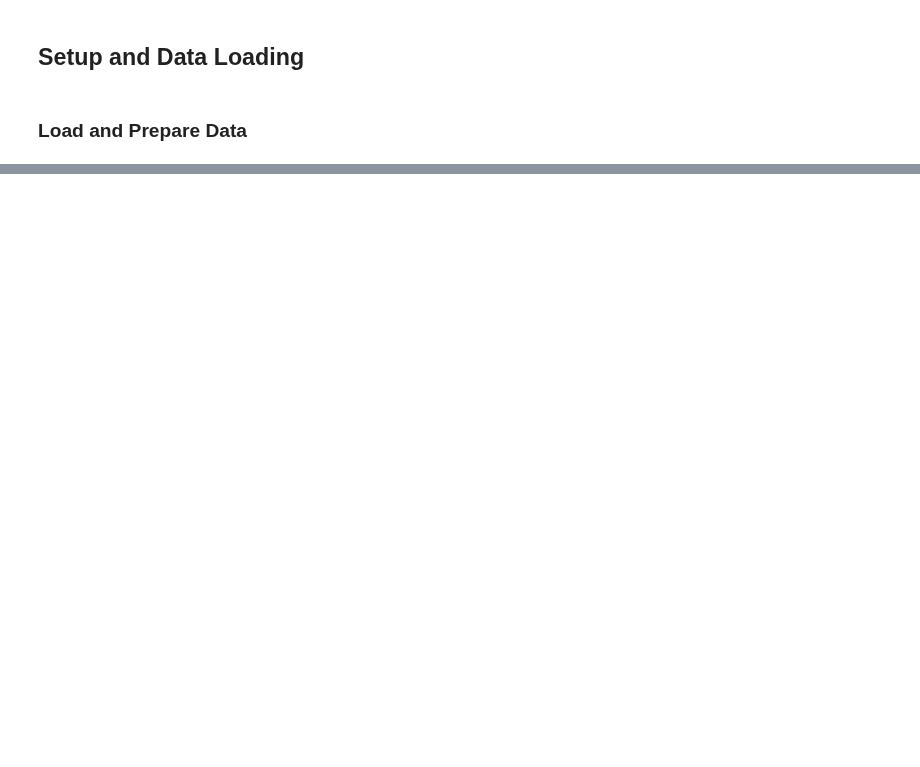
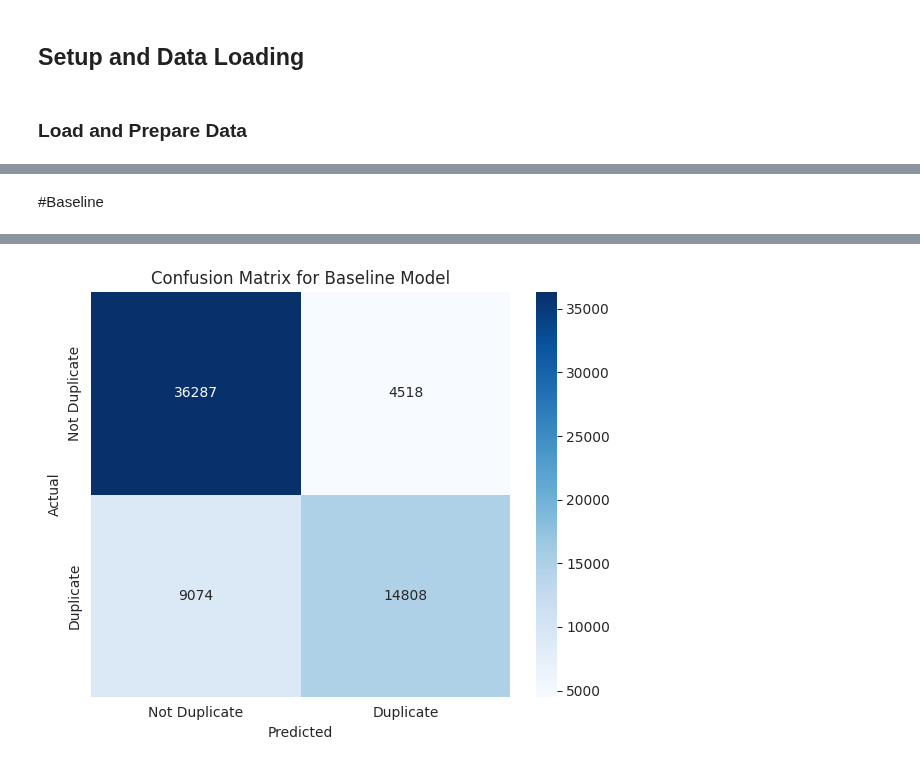
Before and after one commit to DiFedorchuk/Quora_Questions_Pairs, a Jupyter notebook: notebooks/03_models.ipynb, the cells around one changed output, grey strips where cells are left out. Drawn from its saved outputs; the diff is of its cells as text; code cells hidden in the pictures; blank space fills up the shorter version.

```diff
--- a/notebooks/03_models.ipynb
+++ b/notebooks/03_models.ipynb
@@ -151,0 +59,79 @@ Recommendations:
+# %% [markdown]
+#Baseline
+# %%
+from sklearn.model_selection import train_test_split
+from sklearn.linear_model import LogisticRegression
+from sklearn.metrics import log_loss, f1_score, confusion_matrix, classification_report
+from sklearn.preprocessing import StandardScaler
+import numpy as np
+import seaborn as sns
+import matplotlib.pyplot as plt
+
+# Define features and target
+features = [
+    "len_diff",
+    "common_words",
+    "jaccard_sim",
+    "word_match_share",
+    "max_q_freq",
+    "min_q_freq",
+]
+X = df_train[features]
+y = df_train["is_duplicate"]
+
+# Handle potential NaN values in feature columns (fill with 0 for simplicity)
+X = X.fillna(0)
+
+# Split the data into training and validation sets, ensuring class balance.
+# This split creates a *validation set* (X_val, y_val) from the training data.
+# The purpose of this validation set is to tune hyperparameters and evaluate model
+# performance during development to avoid overfitting to the training data.
+# The 'df_test' dataset, which was loaded separately, is reserved for final, unbiased
+# evaluation *after* the model has been fully developed and selected using the
+# training and validation sets.
+X_train, X_val, y_train, y_val = train_test_split(
+    X, y, test_size=0.2, random_state=42, stratify=y
+)
+
+# Scale the features to improve model performance
+scaler = StandardScaler()
+X_train_scaled = scaler.fit_transform(X_train)
+X_val_scaled = scaler.transform(X_val)
+
+# Initialize and train a Logistic Regression model
+model = LogisticRegression(random_state=42, solver='liblinear')
+model.fit(X_train_scaled, y_train)
+
+# Predict probabilities for Log Loss
+y_pred_proba = model.predict_proba(X_val_scaled)[:, 1]
+
+# Predict classes for F1-score
+y_pred = model.predict(X_val_scaled)
+
+# Calculate evaluation metrics
+logloss = log_loss(y_val, y_pred_proba)
+f1 = f1_score(y_val, y_pred)
+
+# Print the metrics
+print(f"Baseline Model Performance:")
+print(f"Log Loss: {logloss:.2f}")
+print(f"F1-score: {f1:.2f}")
+
+# Calculate the confusion matrix
+cm = confusion_matrix(y_val, y_pred)
+
+# Plot the confusion matrix
+plt.figure(figsize=(6, 5))
+sns.heatmap(cm, annot=True, fmt="d", cmap="Blues",
+            xticklabels=["Not Duplicate", "Duplicate"],
+            yticklabels=["Not Duplicate", "Duplicate"])
+plt.xlabel("Predicted")
+plt.ylabel("Actual")
+plt.title("Confusion Matrix for Baseline Model")
+plt.tight_layout()
+plt.show()
+
+# Print classification report
+print("\nClassification Report:")
+print(classification_report(y_val, y_pred, target_names=["Not Duplicate", "Duplicate"]))
+# %% [output]
@@ -151,0 +141 @@ Recommendations:
+[figure, added]
```
Also changed, not shown: parts of 58 cells of this notebook, 3 other files.
